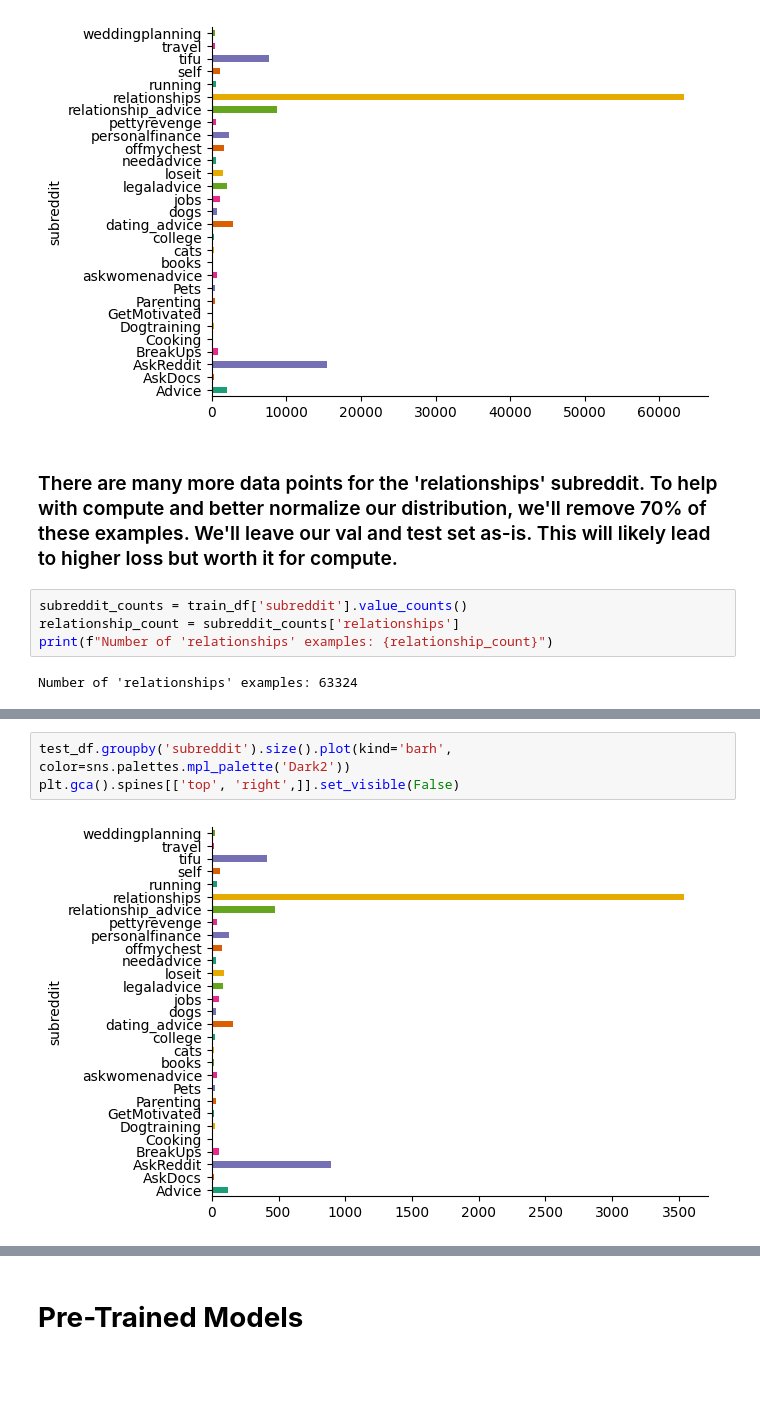
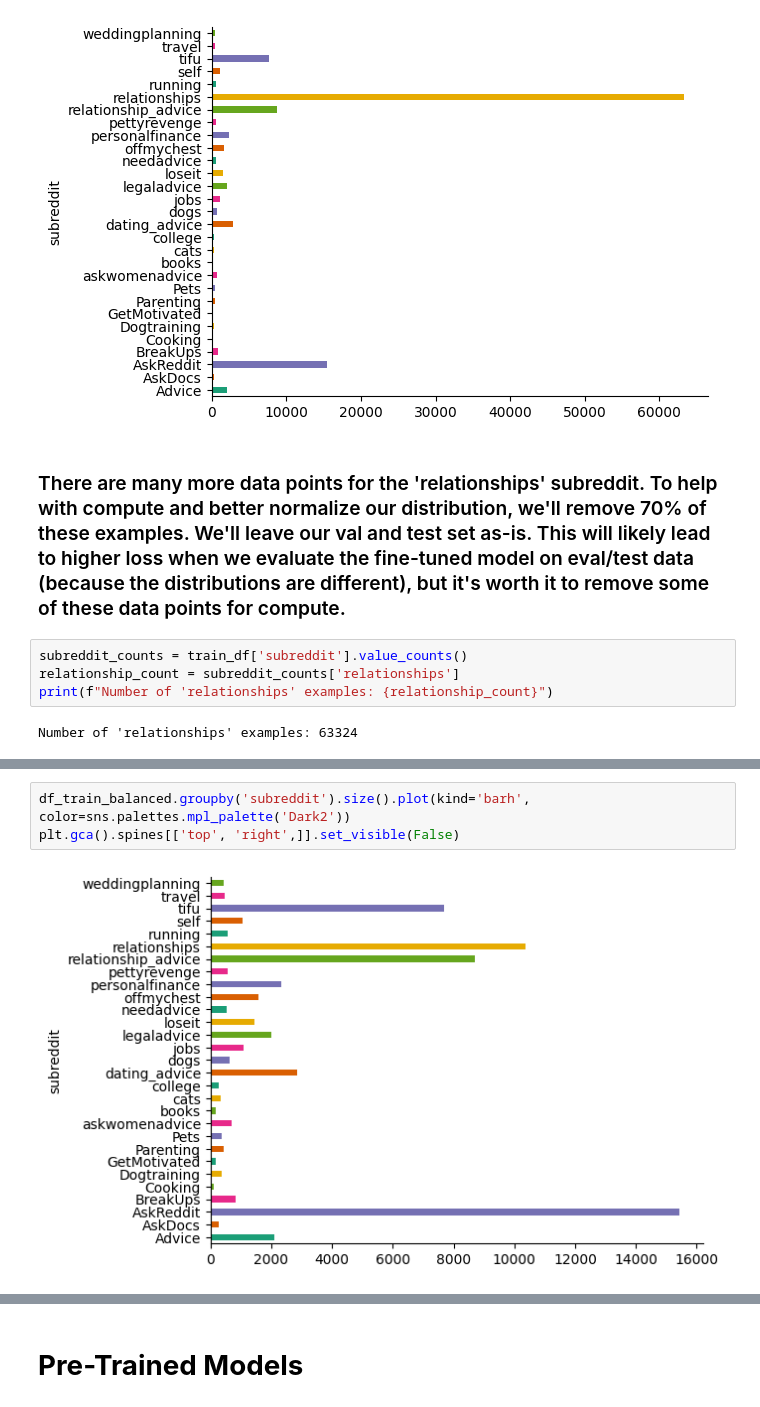
Before and after one commit to zdbrown13/w266_Final_Project_Zane-Victor, a Jupyter notebook: Copy_of_summarization_project.ipynb, the cells around one changed output, grey strips where cells are left out. Drawn from its saved outputs; the diff is of its cells as text; blank space fills up the shorter version.

```diff
--- a/Copy_of_summarization_project.ipynb
+++ b/Copy_of_summarization_project.ipynb
@@ -285,7 +340,7 @@ plt.gca().spines[['top', 'right',]].set_visible(False)
 # %% [output]
 [figure]
 # %% [markdown]
-### There are many more data points for the 'relationships' subreddit. To help with compute and better normalize our distribution, we'll remove 70% of these examples. We'll leave our val and test set as-is. This will likely lead to higher loss but worth it for compute.
+### There are many more data points for the 'relationships' subreddit. To help with compute and better normalize our distribution, we'll remove 70% of these examples. We'll leave our val and test set as-is. This will likely lead to higher loss when we evaluate the fine-tuned model on eval/test data (because the distributions are different), but it's worth it to remove some of these data points for compute.
 # %%
 subreddit_counts = train_df['subreddit'].value_counts()
 relationship_count = subreddit_counts['relationships']
@@ -324,7 +379,7 @@ books                    161
 Cooking                  114
 Name: count, dtype: int64
 # %%
-test_df.groupby('subreddit').size().plot(kind='barh', color=sns.palettes.mpl_palette('Dark2'))
+df_train_balanced.groupby('subreddit').size().plot(kind='barh', color=sns.palettes.mpl_palette('Dark2'))
 plt.gca().spines[['top', 'right',]].set_visible(False)
 # %% [output]
-[figure, old version]
+[figure, new version]
```
Also changed, not shown: parts of 45 cells of this notebook.
